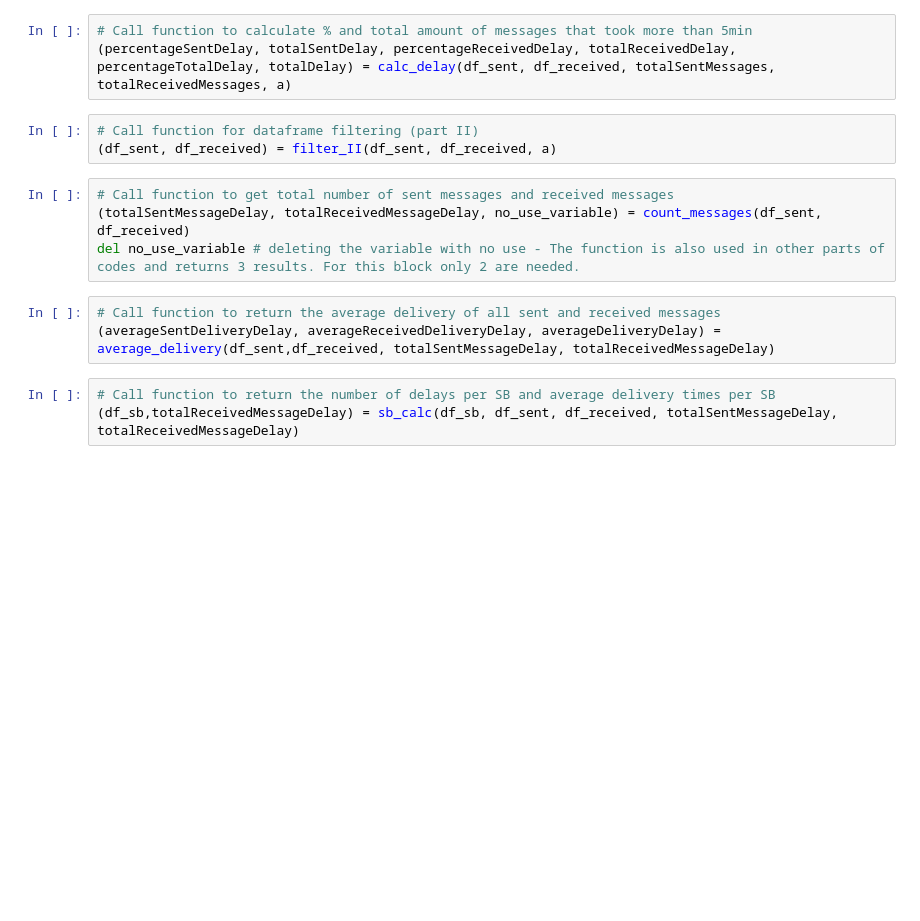
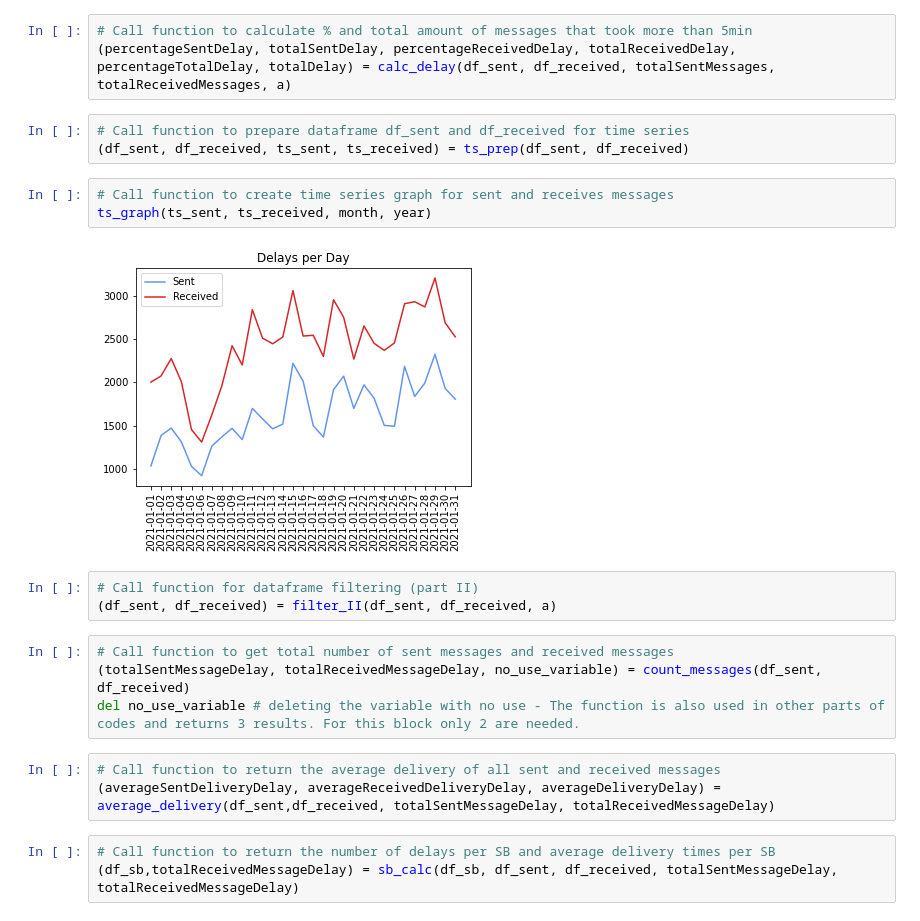
Before and after one commit to dacoster90/Communication-Analyzer, a Jupyter notebook: january_2021.ipynb, the cells around one changed output. Drawn from its saved outputs; the diff is of its cells as text; blank space fills up the shorter version.

Commit message:
Finished validating user input for month and year + optimized time series (WIP)

```diff
--- a/january_2021.ipynb
+++ b/january_2021.ipynb
@@ -41,6 +41,14 @@ dens_graph(df_sent, df_received, month, year)
 # %%
 # Call function to calculate % and total amount of messages that took more than 5min
 (percentageSentDelay, totalSentDelay, percentageReceivedDelay, totalReceivedDelay, percentageTotalDelay, totalDelay) = calc_delay(df_sent, df_received, totalSentMessages, totalReceivedMessages, a)
+# %%
+# Call function to prepare dataframe df_sent and df_received for time series
+(df_sent, df_received, ts_sent, ts_received) = ts_prep(df_sent, df_received)
+# %%
+# Call function to create time series graph for sent and receives messages
+ts_graph(ts_sent, ts_received, month, year)
+# %% [output]
+[figure, added]
 # %%
 # Call function for dataframe filtering (part II)
 (df_sent, df_received) = filter_II(df_sent, df_received, a)
```
Also changed, not shown: parts of 9 cells of this notebook, 1 other file.
